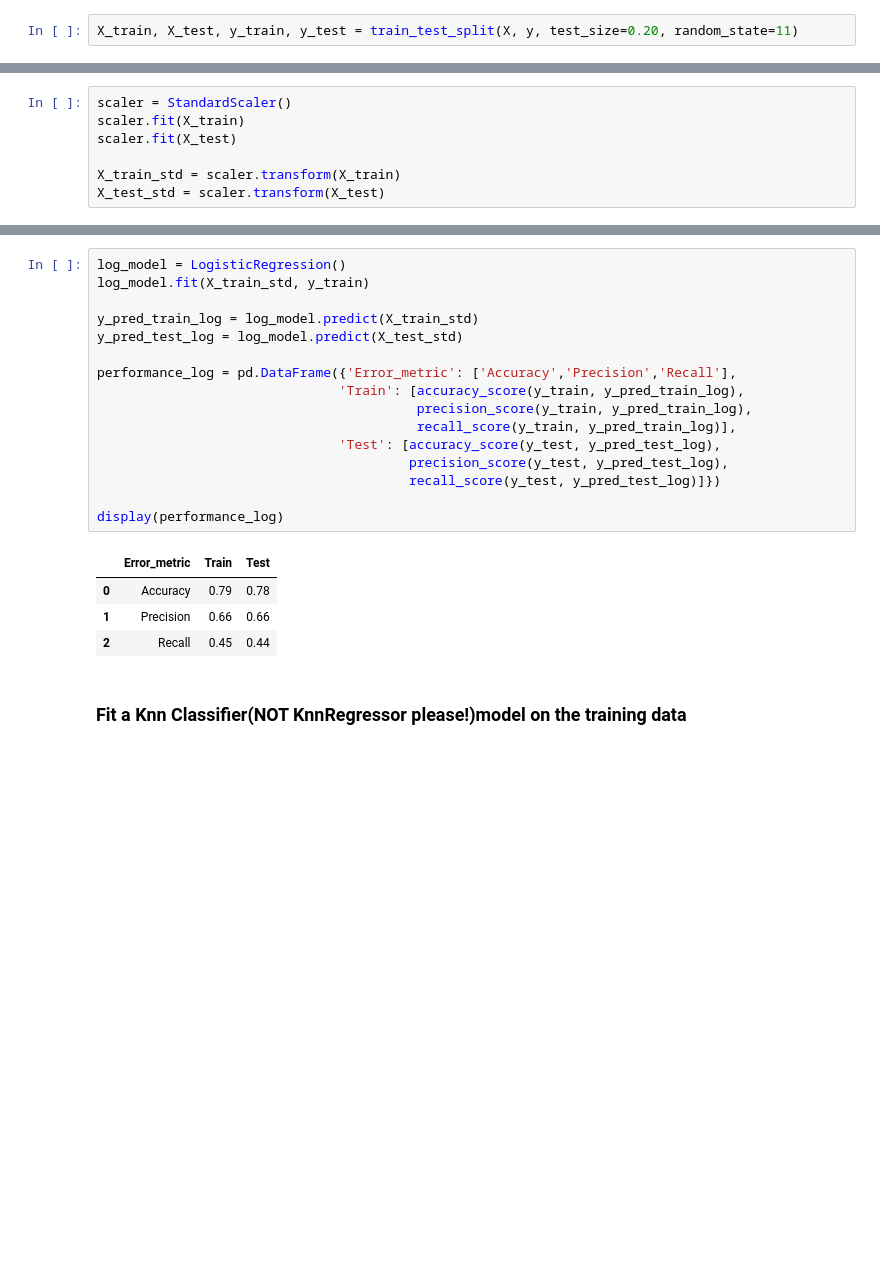
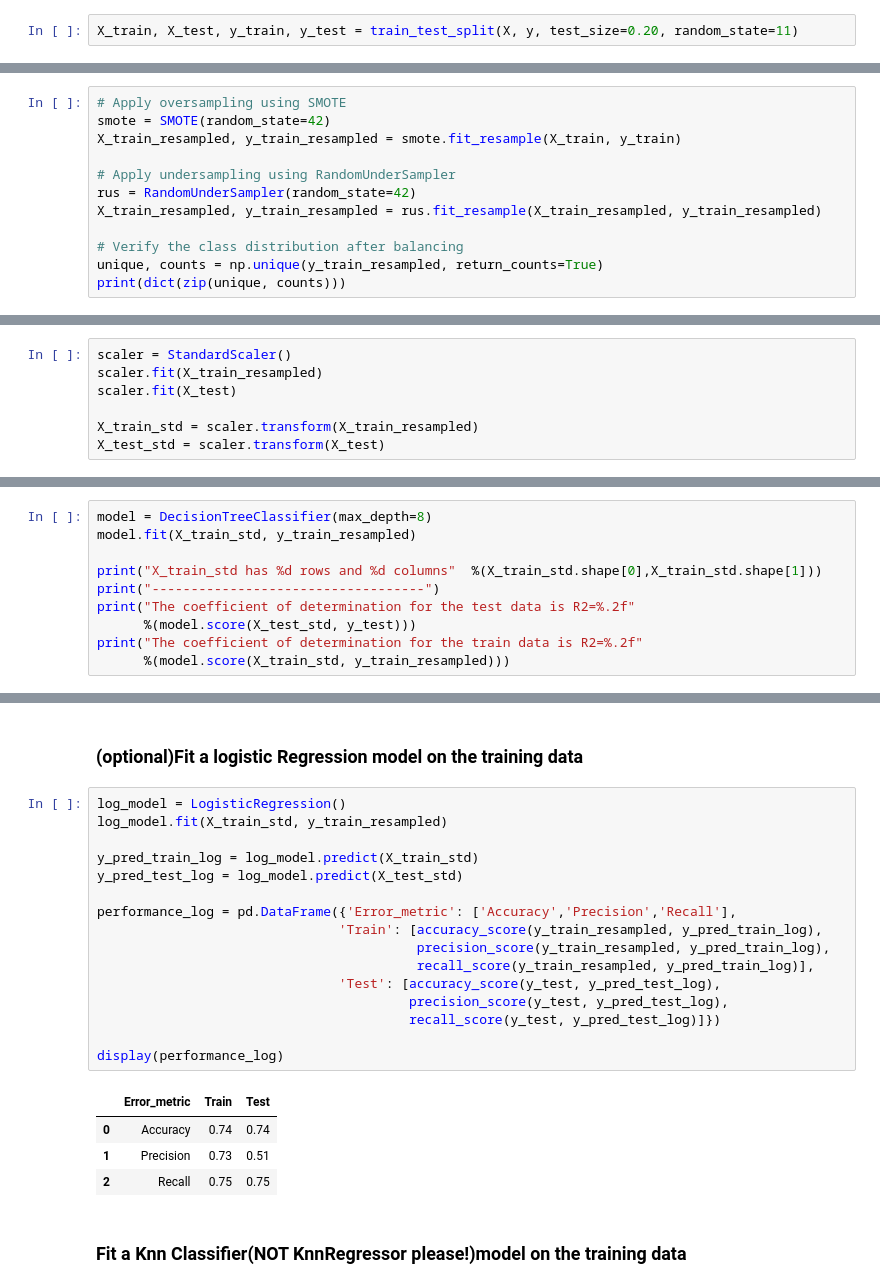
Before and after one commit to tahora-23/IH_AB_DA_FT_MAY_2023, a Jupyter notebook: Labs/7thWeek/classification.ipynb, the cells around one changed output, grey strips where cells are left out. Saved outputs shown, nothing was run; the diff lists cells and outputs as text; blank space fills up the shorter version.

```diff
--- a/Labs/7thWeek/classification.ipynb
+++ b/Labs/7thWeek/classification.ipynb
@@ -148,0 +147,12 @@ X_train, X_test, y_train, y_test = train_test_split(X, y, test_size=0.20, random
+# %%
+# Apply oversampling using SMOTE
+smote = SMOTE(random_state=42)
+X_train_resampled, y_train_resampled = smote.fit_resample(X_train, y_train)
+
+# Apply undersampling using RandomUnderSampler
+rus = RandomUnderSampler(random_state=42)
+X_train_resampled, y_train_resampled = rus.fit_resample(X_train_resampled, y_train_resampled)
+
+# Verify the class distribution after balancing
+unique, counts = np.unique(y_train_resampled, return_counts=True)
+print(dict(zip(unique, counts)))
@@ -151,7 +163,7 @@ X_train, X_test, y_train, y_test = train_test_split(X, y, test_size=0.20, random
 # %%
 scaler = StandardScaler()
-scaler.fit(X_train)
+scaler.fit(X_train_resampled)
 scaler.fit(X_test)
 
-X_train_std = scaler.transform(X_train)
+X_train_std = scaler.transform(X_train_resampled)
 X_test_std = scaler.transform(X_test)
@@ -159,0 +172,10 @@ X_test_std = scaler.transform(X_test)
+# %%
+model = DecisionTreeClassifier(max_depth=8)
+model.fit(X_train_std, y_train_resampled)
+
+print("X_train_std has %d rows and %d columns"  %(X_train_std.shape[0],X_train_std.shape[1]))
+print("-----------------------------------")
+print("The coefficient of determination for the test data is R2=%.2f"
+      %(model.score(X_test_std, y_test)))
+print("The coefficient of determination for the train data is R2=%.2f"
+      %(model.score(X_train_std, y_train_resampled)))
@@ -160,24 +220,26 @@ X_test_std = scaler.transform(X_test)
+# %% [markdown]
+### (optional)Fit a logistic Regression model on the training data
 # %%
 log_model = LogisticRegression()
-log_model.fit(X_train_std, y_train)
+log_model.fit(X_train_std, y_train_resampled)
 
 y_pred_train_log = log_model.predict(X_train_std)
 y_pred_test_log = log_model.predict(X_test_std)
 
 performance_log = pd.DataFrame({'Error_metric': ['Accuracy','Precision','Recall'],
-                               'Train': [accuracy_score(y_train, y_pred_train_log),
-                                         precision_score(y_train, y_pred_train_log),
-                                         recall_score(y_train, y_pred_train_log)],
+                               'Train': [accuracy_score(y_train_resampled, y_pred_train_log),
+                                         precision_score(y_train_resampled, y_pred_train_log),
+                                         recall_score(y_train_resampled, y_pred_train_log)],
                                'Test': [accuracy_score(y_test, y_pred_test_log),
                                         precision_score(y_test, y_pred_test_log),
                                         recall_score(y_test, y_pred_test_log)]})
 
 display(performance_log)
 # %% [output]
 |  | Error_metric | Train | Test |
-| 0 | Accuracy | 0.79 | 0.78 |
-| 1 | Precision | 0.66 | 0.66 |
-| 2 | Recall | 0.45 | 0.44 |
+| 0 | Accuracy | 0.74 | 0.74 |
+| 1 | Precision | 0.73 | 0.51 |
+| 2 | Recall | 0.75 | 0.75 |
 # %% [markdown]
 ### Fit a Knn Classifier(NOT KnnRegressor please!)model on the training data
 # %%
```
Also changed, not shown: parts of 52 cells of this notebook, 3 other files.
